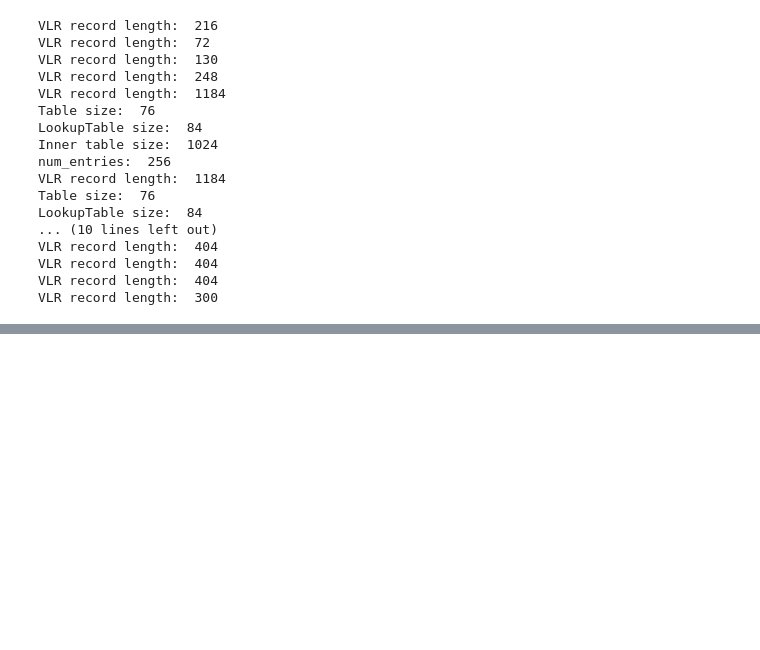
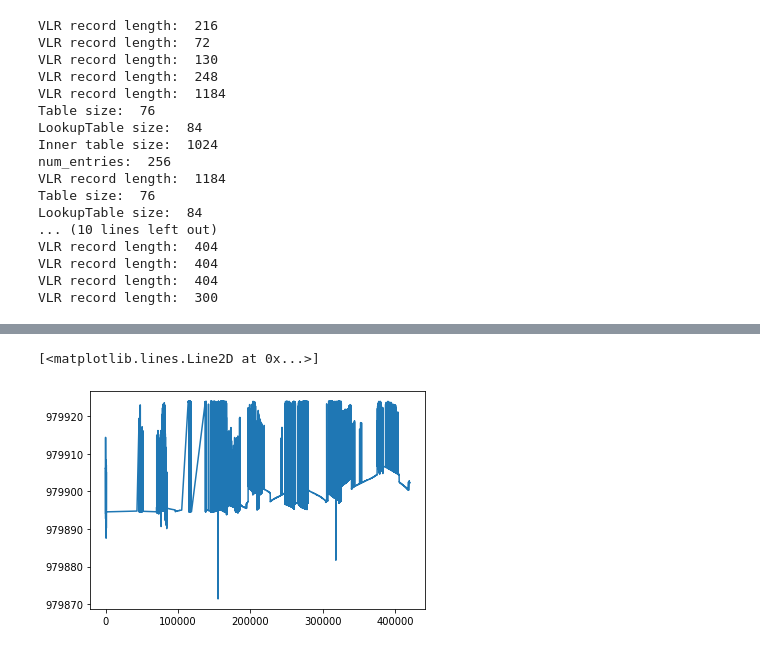
Before and after one commit to mihamerstan/lidar_metrics, a Jupyter notebook: notebooks/pypwaves_test.ipynb, the cells around one changed output, grey strips where cells are left out. Drawn from its saved outputs; the diff is of its cells as text; code cells hidden in the pictures; blank space fills up the shorter version.

Commit message:
updated notebooks, exploring the data

```diff
--- a/notebooks/pypwaves_test.ipynb
+++ b/notebooks/pypwaves_test.ipynb
@@ -8,7 +10,7 @@ sys.path.append('../')
 import pypwaves_updated as pw
 # %%
 # Load data
-pls_file = "../../Data/Run_1_partial/10552_NYU_M2_Pulse_Waves_MTA_Resolved - Scanner 1 - 190511_162124_1 - originalpoints.pls"
+pls_file = "../../Data/161726/10552_NYU_M2_Pulse_Waves_MTA_Resolved - Scanner 1 - 190511_161726_1 - originalpoints.pls"
 pulsewave = pw.openPLS(pls_file)
 # %% [output]
 VLR record length:  216
@@ -39,0 +36,27 @@ b'amplitude conversion table for low channel\x00'
+# %%
+def pull_anchors(pulsewave):
+    '''this function collects the x,y, and z anchors for each point in the pulsewave object.'''
+    # Extract all the anchor points in each dimension
+    x_anchors = [pulsewave.get_pulse(i).x_anchor for i in range(pulsewave.num_pulses)]
+    y_anchors = [pulsewave.get_pulse(i).y_anchor for i in range(pulsewave.num_pulses)]
+    z_anchors = [pulsewave.get_pulse(i).z_anchor for i in range(pulsewave.num_pulses)]
+
+    # Create numpy array and pandas DF for easier manipulation
+    anchor_arr = np.array([x_anchors,y_anchors,z_anchors])
+    anchor_df = pd.DataFrame(anchor_arr.T,columns=['x','y','z'])
+    return anchor_df
+
+def denoise(df,low_quantile,high_quantile):
+    '''takes the output of pull_anchors function, removes the outliers based on quantiles.'''
+    quantile_10 = df.quantile(low_quantile)
+    quantile_90 = df.quantile(high_quantile)
+    df_denoised = df[df['x']>=quantile_10['x']]
+    df_denoised = df_denoised[df_denoised['y']>=quantile_10['y']]
+    df_denoised = df_denoised[df_denoised['z']>=quantile_10['z']]
+    df_denoised = df_denoised[df_denoised['x']<=quantile_90['x']]
+    df_denoised = df_denoised[df_denoised['y']<=quantile_90['y']]
+    df_denoised = df_denoised[df_denoised['z']<=quantile_90['z']]
+    return df_denoised
+
+anchor_df = pull_anchors(pulsewave)
+df_denoised = denoise(anchor_df)
@@ -40,3 +90,8 @@ b'amplitude conversion table for low channel\x00'
+# %%
+plt.plot(df_denoised['x'][:300000])
+# %% [output]
+[<matplotlib.lines.Line2D at 0x...>]
+[figure, added]
 # %%
 wave = pulsewave.get_waves(5)
 wave.plot()
```
Also changed, not shown: parts of 11 cells of this notebook, 1 other file.
